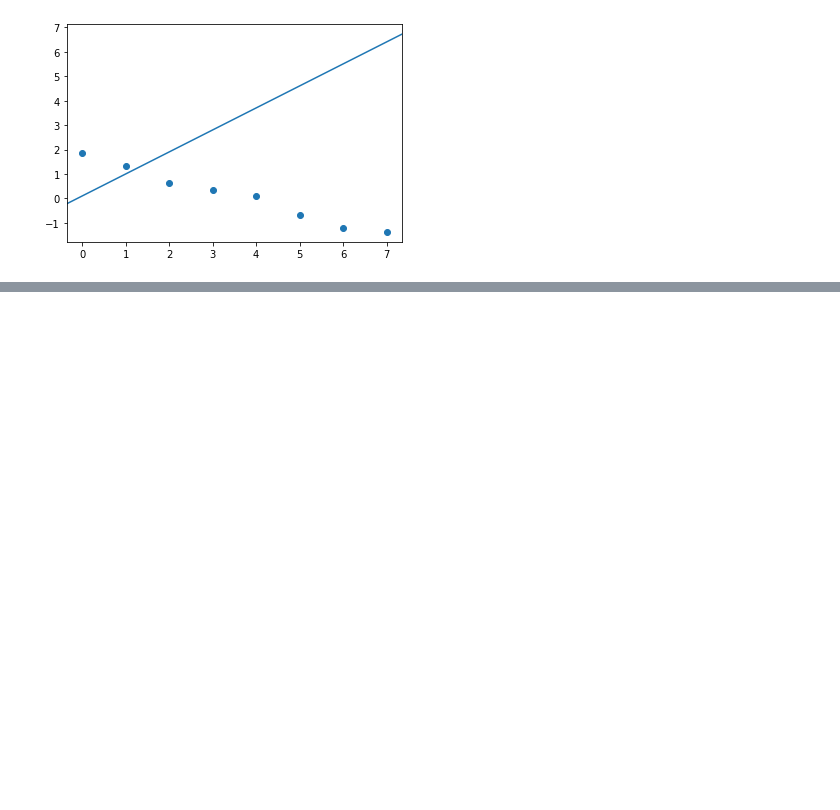
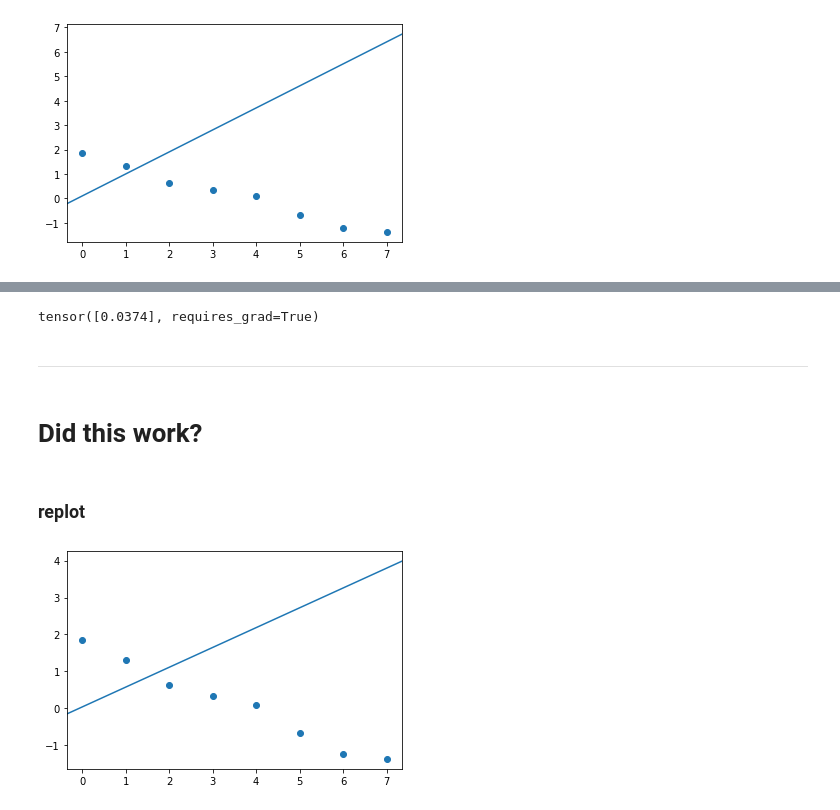
Before and after one commit to gaurav8936/GN-ML-foundations, a Jupyter notebook: Section 8. Automatic Differentiation/76 Machine Learning with Autodiff.ipynb, the cells around one changed output, grey strips where cells are left out. Cells and saved outputs as stored; diff of their text form; code cells hidden in the pictures; blank space fills up the shorter version.

```diff
--- a/Section 8. Automatic Differentiation/76 Machine Learning with Autodiff.ipynb
+++ b/Section 8. Automatic Differentiation/76 Machine Learning with Autodiff.ipynb
@@ -235,0 +203,16 @@ regression_plot(x, y, m, b)
+# %%
+def regression(my_x, my_m, my_b):
+    return my_m*my_x + my_b
+# %%
+def regression_plot(my_x, my_y, my_m, my_b):
+
+    fig, ax = plt.subplots()
+
+    ax.scatter(my_x, my_y)
+
+    x_min, x_max = ax.get_xlim()
+    y_min = regression(x_min, my_m, my_b).detach().item()
+    y_max = regression(x_max, my_m, my_b).detach().item()
+
+    ax.set_xlim([x_min, x_max])
+    _ = ax.plot([x_min, x_max], [y_min, y_max])
@@ -235,0 +339,6 @@ regression_plot(x, y, m, b)
+# %%
+b
+
+# this was 0.1
+# %% [output]
+tensor([0.0374], requires_grad=True)
@@ -235,0 +347,10 @@ regression_plot(x, y, m, b)
+# %% [markdown]
+***
+# %% [markdown]
+# Did this work?
+# %% [markdown]
+### replot
+# %%
+regression_plot(x, y, m, b)
+# %% [output]
+[figure, added]
```
Also changed, not shown: parts of 131 cells of this notebook.
